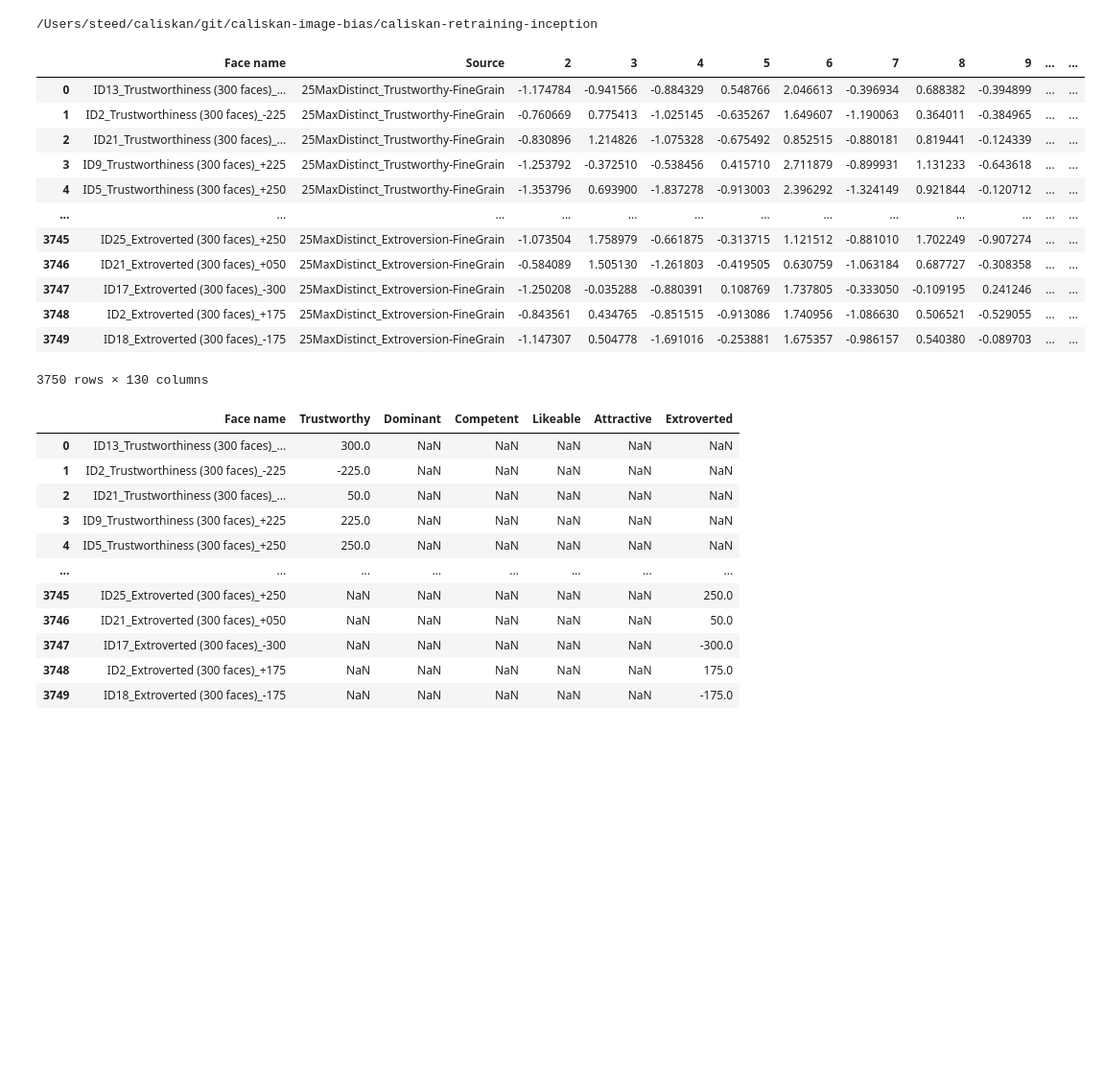
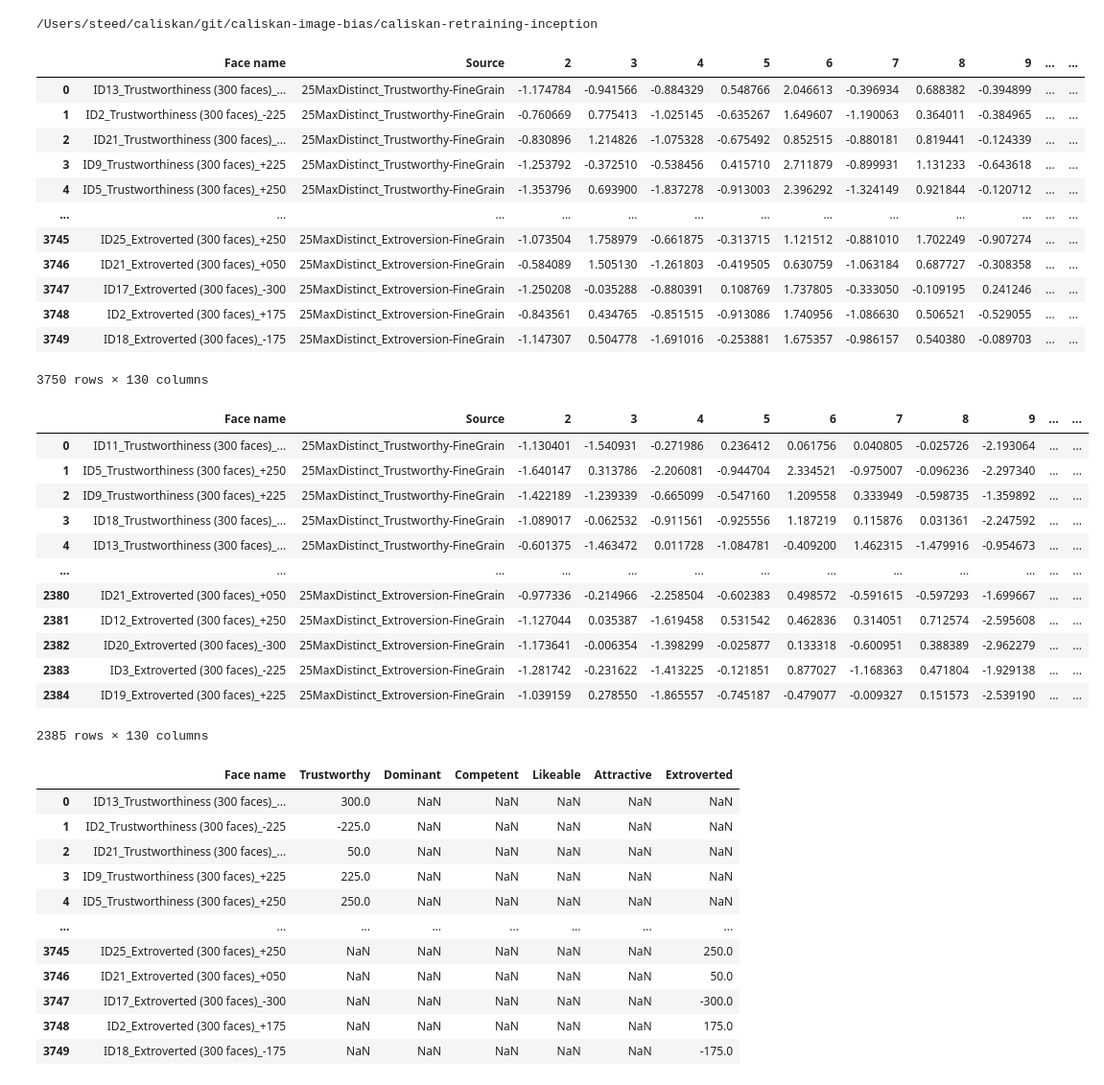
Before and after one commit to ryansteed/learning-appearance-bias, a Jupyter notebook: notebooks/feature-analysis.ipynb, the cells around one changed output. Shown at 96% size. Saved outputs shown, nothing was run; the diff lists cells and outputs as text; code cells hidden in the pictures; blank space fills up the shorter version.

```diff
--- a/notebooks/feature-analysis.ipynb
+++ b/notebooks/feature-analysis.ipynb
@@ -26,21 +25,36 @@ label = "Trustworthy"
 # %%
 # get face embeddings for all the training data
 features_train = FeatureExtractor(image_dir).get_features()
-features_train
+features_train_aligned = FeatureExtractor('{}_aligned'.format(image_dir)).get_features()
+display(features_train)
+features_train_aligned
 # %% [output]
 |  | Face name | Source | 2 | 3 | 4 | 5 | 6 | 7 | 8 | 9 | ... | ... |
 | 0 | ID13_Trustworthiness (300 faces)_... | 25MaxDistinct_Trustworthy-FineGrain | -1.174784 | -0.941566 | -0.884329 | 0.548766 | 2.046613 | -0.396934 | 0.688382 | -0.394899 | ... | ... |
 | 1 | ID2_Trustworthiness (300 faces)_-225 | 25MaxDistinct_Trustworthy-FineGrain | -0.760669 | 0.775413 | -1.025145 | -0.635267 | 1.649607 | -1.190063 | 0.364011 | -0.384965 | ... | ... |
 | 2 | ID21_Trustworthiness (300 faces)_... | 25MaxDistinct_Trustworthy-FineGrain | -0.830896 | 1.214826 | -1.075328 | -0.675492 | 0.852515 | -0.880181 | 0.819441 | -0.124339 | ... | ... |
 | 3 | ID9_Trustworthiness (300 faces)_+225 | 25MaxDistinct_Trustworthy-FineGrain | -1.253792 | -0.372510 | -0.538456 | 0.415710 | 2.711879 | -0.899931 | 1.131233 | -0.643618 | ... | ... |
 | 4 | ID5_Trustworthiness (300 faces)_+250 | 25MaxDistinct_Trustworthy-FineGrain | -1.353796 | 0.693900 | -1.837278 | -0.913003 | 2.396292 | -1.324149 | 0.921844 | -0.120712 | ... | ... |
 | ... | ... | ... | ... | ... | ... | ... | ... | ... | ... | ... | ... | ... |
 | 3745 | ID25_Extroverted (300 faces)_+250 | 25MaxDistinct_Extroversion-FineGrain | -1.073504 | 1.758979 | -0.661875 | -0.313715 | 1.121512 | -0.881010 | 1.702249 | -0.907274 | ... | ... |
 | 3746 | ID21_Extroverted (300 faces)_+050 | 25MaxDistinct_Extroversion-FineGrain | -0.584089 | 1.505130 | -1.261803 | -0.419505 | 0.630759 | -1.063184 | 0.687727 | -0.308358 | ... | ... |
 | 3747 | ID17_Extroverted (300 faces)_-300 | 25MaxDistinct_Extroversion-FineGrain | -1.250208 | -0.035288 | -0.880391 | 0.108769 | 1.737805 | -0.333050 | -0.109195 | 0.241246 | ... | ... |
 | 3748 | ID2_Extroverted (300 faces)_+175 | 25MaxDistinct_Extroversion-FineGrain | -0.843561 | 0.434765 | -0.851515 | -0.913086 | 1.740956 | -1.086630 | 0.506521 | -0.529055 | ... | ... |
 | 3749 | ID18_Extroverted (300 faces)_-175 | 25MaxDistinct_Extroversion-FineGrain | -1.147307 | 0.504778 | -1.691016 | -0.253881 | 1.675357 | -0.986157 | 0.540380 | -0.089703 | ... | ... |
 3750 rows × 130 columns
+|  | Face name | Source | 2 | 3 | 4 | 5 | 6 | 7 | 8 | 9 | ... | ... |
+| 0 | ID11_Trustworthiness (300 faces)_... | 25MaxDistinct_Trustworthy-FineGrain | -1.130401 | -1.540931 | -0.271986 | 0.236412 | 0.061756 | 0.040805 | -0.025726 | -2.193064 | ... | ... |
+| 1 | ID5_Trustworthiness (300 faces)_+250 | 25MaxDistinct_Trustworthy-FineGrain | -1.640147 | 0.313786 | -2.206081 | -0.944704 | 2.334521 | -0.975007 | -0.096236 | -2.297340 | ... | ... |
+| 2 | ID9_Trustworthiness (300 faces)_+225 | 25MaxDistinct_Trustworthy-FineGrain | -1.422189 | -1.239339 | -0.665099 | -0.547160 | 1.209558 | 0.333949 | -0.598735 | -1.359892 | ... | ... |
+| 3 | ID18_Trustworthiness (300 faces)_... | 25MaxDistinct_Trustworthy-FineGrain | -1.089017 | -0.062532 | -0.911561 | -0.925556 | 1.187219 | 0.115876 | 0.031361 | -2.247592 | ... | ... |
+| 4 | ID13_Trustworthiness (300 faces)_... | 25MaxDistinct_Trustworthy-FineGrain | -0.601375 | -1.463472 | 0.011728 | -1.084781 | -0.409200 | 1.462315 | -1.479916 | -0.954673 | ... | ... |
+| ... | ... | ... | ... | ... | ... | ... | ... | ... | ... | ... | ... | ... |
+| 2380 | ID21_Extroverted (300 faces)_+050 | 25MaxDistinct_Extroversion-FineGrain | -0.977336 | -0.214966 | -2.258504 | -0.602383 | 0.498572 | -0.591615 | -0.597293 | -1.699667 | ... | ... |
+| 2381 | ID12_Extroverted (300 faces)_+250 | 25MaxDistinct_Extroversion-FineGrain | -1.127044 | 0.035387 | -1.619458 | 0.531542 | 0.462836 | 0.314051 | 0.712574 | -2.595608 | ... | ... |
+| 2382 | ID20_Extroverted (300 faces)_-300 | 25MaxDistinct_Extroversion-FineGrain | -1.173641 | -0.006354 | -1.398299 | -0.025877 | 0.133318 | -0.600951 | 0.388389 | -2.962279 | ... | ... |
+| 2383 | ID3_Extroverted (300 faces)_-225 | 25MaxDistinct_Extroversion-FineGrain | -1.281742 | -0.231622 | -1.413225 | -0.121851 | 0.877027 | -1.168363 | 0.471804 | -1.929138 | ... | ... |
+| 2384 | ID19_Extroverted (300 faces)_+225 | 25MaxDistinct_Extroversion-FineGrain | -1.039159 | 0.278550 | -1.865557 | -0.745187 | -0.479077 | -0.009327 | 0.151573 | -2.539190 | ... | ... |
+2385 rows × 130 columns
 # %%
 labels = LabelLoader(image_dir).get_labels()
 labels
```
Also changed, not shown: parts of 20 cells of this notebook, 1 other file.
